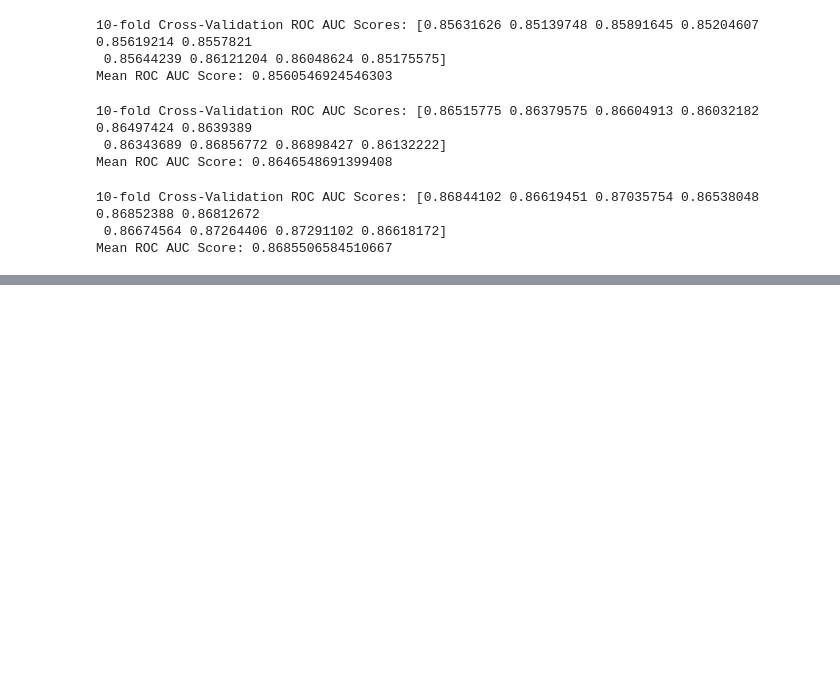
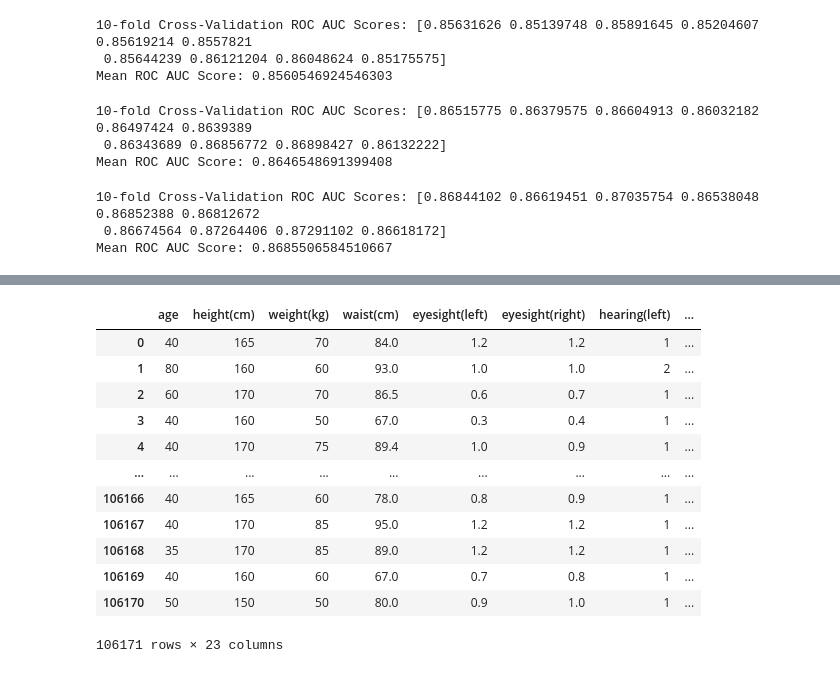
Before and after one commit to GDistories/DSAA5002_Final_Exam, a Jupyter notebook: Q5/Q5_Code/Q5.ipynb, the cells around one changed output, grey strips where cells are left out. Cells and saved outputs as stored; diff of their text form; code cells hidden in the pictures; blank space fills up the shorter version.

```diff
--- a/Q5/Q5_Code/Q5.ipynb
+++ b/Q5/Q5_Code/Q5.ipynb
@@ -7,4 +7,4 @@ from sklearn.preprocessing import StandardScaler
 
 # Load the datasets
 train_df = pd.read_excel('../Data_Q5/Q5_train.xlsx')
-# test_df = pd.read_csv('../Data_Q5/Q5_test.csv')
+test_df = pd.read_csv('../Data_Q5/Q5_test.csv')
@@ -30,6 +31,7 @@ train_df.head()
 # %%
 # Data preprocessing
 train_df.drop('id', axis=1, inplace=True)  # Drop the 'id' column
+test_df.drop('id', axis=1, inplace=True)  # Drop the 'id' column
 # %%
 # Check for missing values
 train_df.isnull().sum()
@@ -233,3 +235,37 @@ print("Mean ROC AUC Score:", np.mean(cv_scores))
 10-fold Cross-Validation ROC AUC Scores: [0.86844102 0.86619451 0.87035754 0.86538048 0.86852388 0.86812672
  0.86674564 0.87264406 0.87291102 0.86618172]
 Mean ROC AUC Score: 0.8685506584510667
+# %%
+from sklearn.model_selection import KFold
+from catboost import CatBoostClassifier
+from sklearn.metrics import roc_auc_score
+from sklearn.preprocessing import StandardScaler
+import numpy as np
+
+scaler = StandardScaler()
+X = scaler.fit_transform(train_df.drop('smoking', axis=1))
+y = train_df['smoking']
+X_test = scaler.transform(test_df)
+
+kf = KFold(n_splits=10, shuffle=True, random_state=50015940)
+best_model = None
+best_auc = 0
+
+for train_index, val_index in kf.split(X):
+    X_train, X_val = X[train_index], X[val_index]
+    y_train, y_val = y.iloc[train_index], y.iloc[val_index]
+
+    model = CatBoostClassifier(random_state=50015940, verbose=0)
+    model.fit(X_train, y_train)
+
+    val_predictions = model.predict_proba(X_val)[:, 1]
+    val_auc = roc_auc_score(y_val, val_predictions)
+    print(f'Validation ROC Score: {val_auc}')
+    print(f'BEST ROC Score: {best_auc}')
+
+    if val_auc > best_auc:
+        best_auc = val_auc
+        best_model = model
+
+# Use the best model for prediction
+test_predictions = best_model.predict_proba(X_test)[:, 1]
@@ -235,0 +293,22 @@ Mean ROC AUC Score: 0.8685506584510667
+# %%
+# Threshold for converting probabilities to binary predictions
+threshold = 0.5
+
+# Convert probabilities to binary predictions
+test_df['predicted_smoking'] = (test_predictions >= threshold).astype(int)
+# %%
+test_df
+# %% [output]
+|  | age | height(cm) | weight(kg) | waist(cm) | eyesight(left) | eyesight(right) | hearing(left) | ... |
+| 0 | 40 | 165 | 70 | 84.0 | 1.2 | 1.2 | 1 | ... |
+| 1 | 80 | 160 | 60 | 93.0 | 1.0 | 1.0 | 2 | ... |
+| 2 | 60 | 170 | 70 | 86.5 | 0.6 | 0.7 | 1 | ... |
+| 3 | 40 | 160 | 50 | 67.0 | 0.3 | 0.4 | 1 | ... |
+| 4 | 40 | 170 | 75 | 89.4 | 1.0 | 0.9 | 1 | ... |
+| ... | ... | ... | ... | ... | ... | ... | ... | ... |
+| 106166 | 40 | 165 | 60 | 78.0 | 0.8 | 0.9 | 1 | ... |
+| 106167 | 40 | 170 | 85 | 95.0 | 1.2 | 1.2 | 1 | ... |
+| 106168 | 35 | 170 | 85 | 89.0 | 1.2 | 1.2 | 1 | ... |
+| 106169 | 40 | 160 | 60 | 67.0 | 0.7 | 0.8 | 1 | ... |
+| 106170 | 50 | 150 | 50 | 80.0 | 0.9 | 1.0 | 1 | ... |
+106171 rows × 23 columns
```
Also changed, not shown: parts of 3 cells of this notebook.
